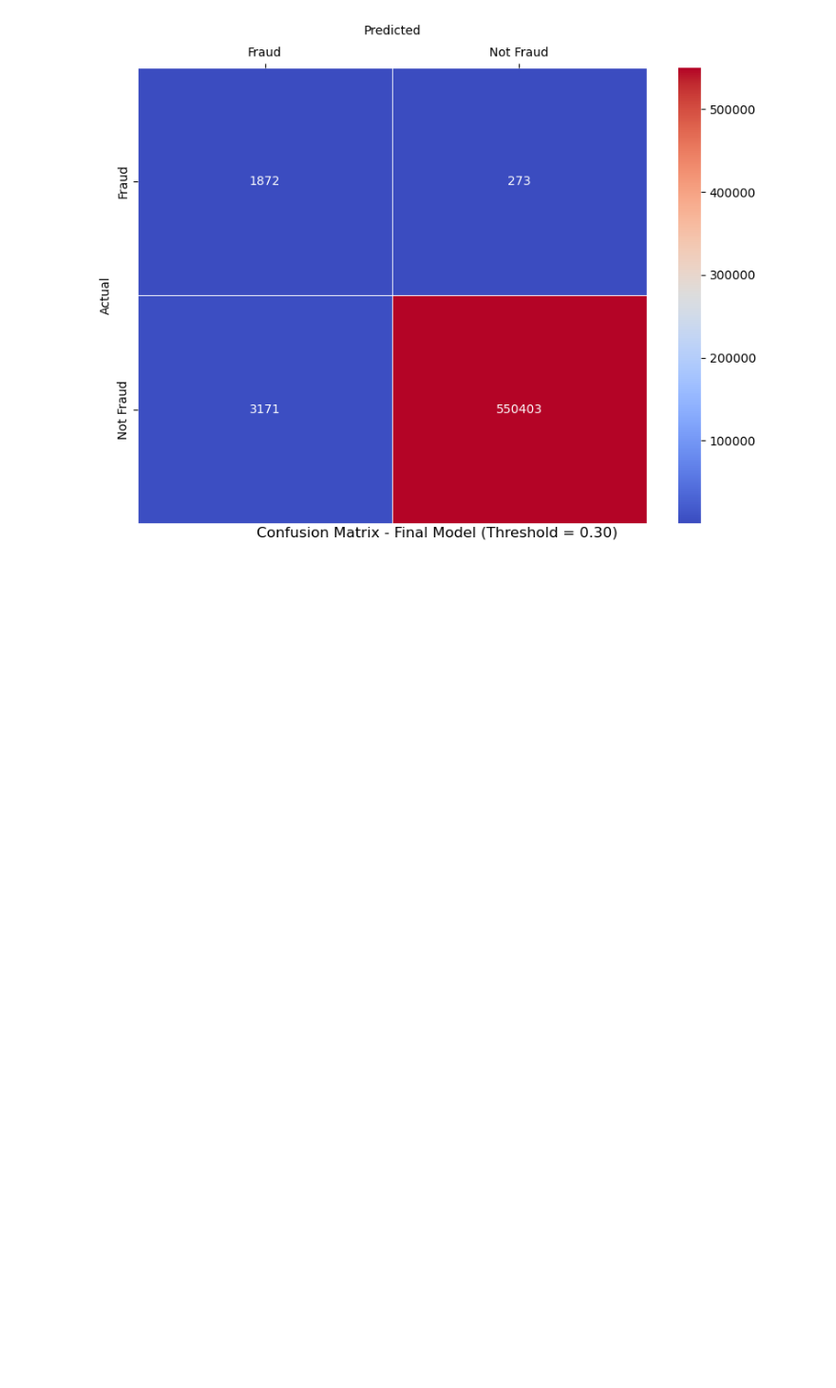
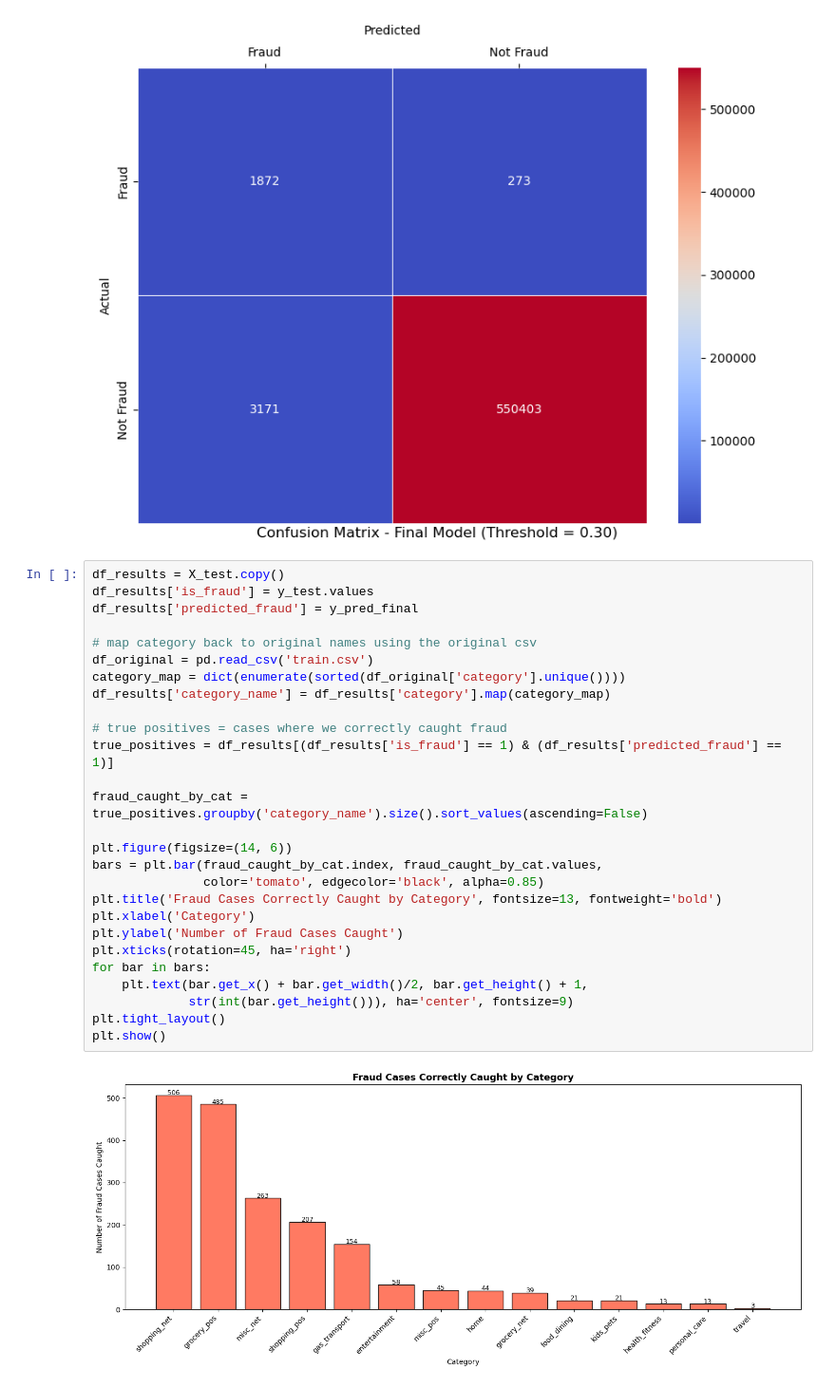
Before and after one commit to Tanjinul/INF2179-ML-Final-Project, a Jupyter notebook: Data_Cleaning_Exploratory_Final.ipynb, the cells around one changed output. Shown at 95% size. Drawn from its saved outputs; the diff is of its cells as text; blank space fills up the shorter version.

```diff
--- a/Data_Cleaning_Exploratory_Final.ipynb
+++ b/Data_Cleaning_Exploratory_Final.ipynb
@@ -828,3 +828,32 @@ plt.tight_layout()
 plt.show()
 # %% [output]
 [figure]
+# %%
+df_results = X_test.copy()
+df_results['is_fraud'] = y_test.values
+df_results['predicted_fraud'] = y_pred_final
+
+# map category back to original names using the original csv
+df_original = pd.read_csv('train.csv')
+category_map = dict(enumerate(sorted(df_original['category'].unique())))
+df_results['category_name'] = df_results['category'].map(category_map)
+
+# true positives = cases where we correctly caught fraud
+true_positives = df_results[(df_results['is_fraud'] == 1) & (df_results['predicted_fraud'] == 1)]
+
+fraud_caught_by_cat = true_positives.groupby('category_name').size().sort_values(ascending=False)
+
+plt.figure(figsize=(14, 6))
+bars = plt.bar(fraud_caught_by_cat.index, fraud_caught_by_cat.values,
+               color='tomato', edgecolor='black', alpha=0.85)
+plt.title('Fraud Cases Correctly Caught by Category', fontsize=13, fontweight='bold')
+plt.xlabel('Category')
+plt.ylabel('Number of Fraud Cases Caught')
+plt.xticks(rotation=45, ha='right')
+for bar in bars:
+    plt.text(bar.get_x() + bar.get_width()/2, bar.get_height() + 1,
+             str(int(bar.get_height())), ha='center', fontsize=9)
+plt.tight_layout()
+plt.show()
+# %% [output]
+[figure, added]
```
